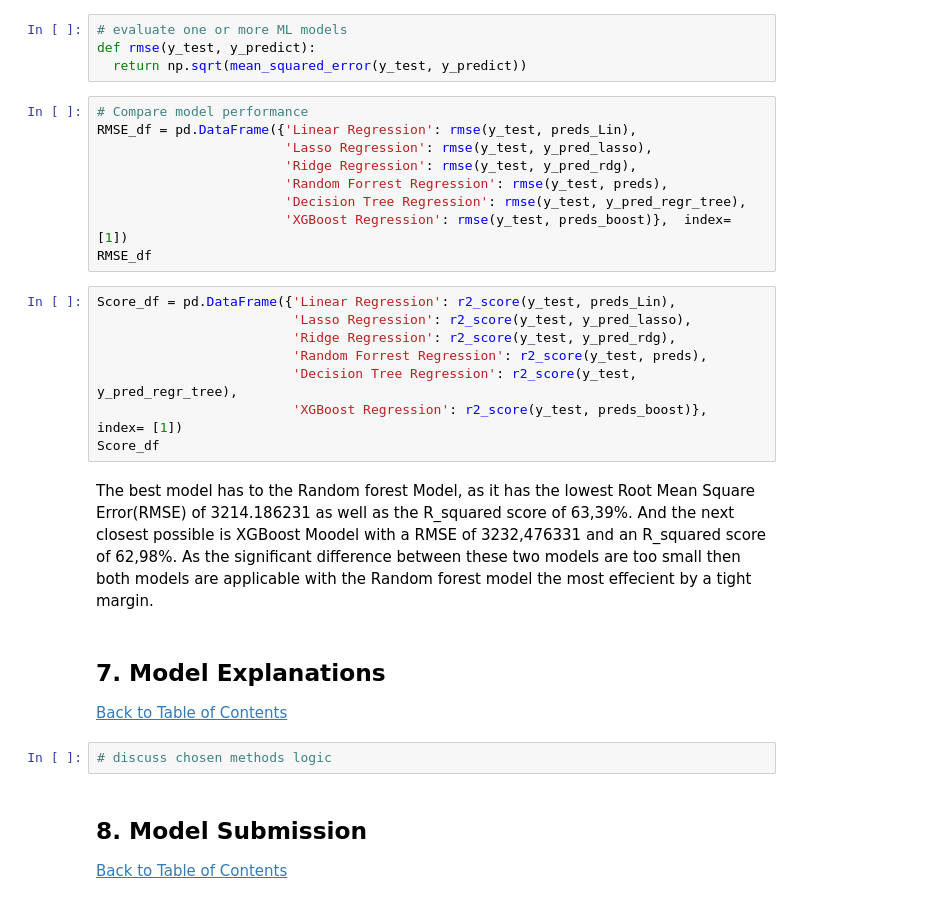
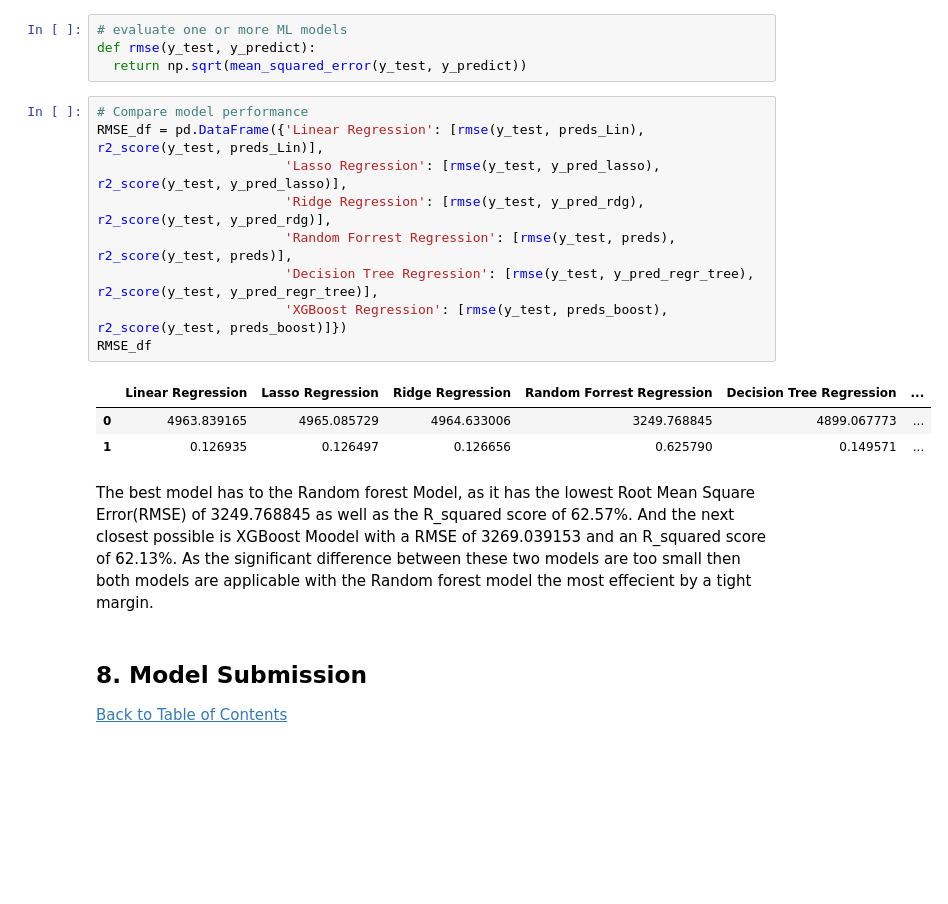
Before and after one commit to Explore-AI/load-shortfall-regression-predict-api, a Jupyter notebook: Group_13_Final_Notebook.ipynb, the cells around one changed output. Cells and saved outputs as stored; diff of their text form; blank space fills up the shorter version.

Commit message:
Minior changes on Modelling and overall structure

```diff
--- a/Group_13_Final_Notebook.ipynb
+++ b/Group_13_Final_Notebook.ipynb
@@ -589,30 +584,19 @@ def rmse(y_test, y_predict):
   return np.sqrt(mean_squared_error(y_test, y_predict))
 # %%
 # Compare model performance
-RMSE_df = pd.DataFrame({'Linear Regression': rmse(y_test, preds_Lin),
-                        'Lasso Regression': rmse(y_test, y_pred_lasso),
-                        'Ridge Regression': rmse(y_test, y_pred_rdg),
-                        'Random Forrest Regression': rmse(y_test, preds),
-                        'Decision Tree Regression': rmse(y_test, y_pred_regr_tree),
-                        'XGBoost Regression': rmse(y_test, preds_boost)},  index= [1])
+RMSE_df = pd.DataFrame({'Linear Regression': [rmse(y_test, preds_Lin), r2_score(y_test, preds_Lin)],
+                        'Lasso Regression': [rmse(y_test, y_pred_lasso), r2_score(y_test, y_pred_lasso)],
+                        'Ridge Regression': [rmse(y_test, y_pred_rdg), r2_score(y_test, y_pred_rdg)],
+                        'Random Forrest Regression': [rmse(y_test, preds), r2_score(y_test, preds)],
+                        'Decision Tree Regression': [rmse(y_test, y_pred_regr_tree), r2_score(y_test, y_pred_regr_tree)],
+                        'XGBoost Regression': [rmse(y_test, preds_boost), r2_score(y_test, preds_boost)]})
 RMSE_df
+# %% [output]
+|  | Linear Regression | Lasso Regression | Ridge Regression | Random Forrest Regression | Decision Tree Regression | ... |
+| 0 | 4963.839165 | 4965.085729 | 4964.633006 | 3249.768845 | 4899.067773 | ... |
+| 1 | 0.126935 | 0.126497 | 0.126656 | 0.625790 | 0.149571 | ... |
-# %%
-Score_df = pd.DataFrame({'Linear Regression': r2_score(y_test, preds_Lin),
-                         'Lasso Regression': r2_score(y_test, y_pred_lasso),
-                         'Ridge Regression': r2_score(y_test, y_pred_rdg),
-                         'Random Forrest Regression': r2_score(y_test, preds),
-                         'Decision Tree Regression': r2_score(y_test, y_pred_regr_tree),
-                         'XGBoost Regression': r2_score(y_test, preds_boost)},  index= [1])
-Score_df
 # %% [markdown]
-The best model has to the Random forest Model, as it has the lowest Root Mean Square Error(RMSE) of 3214.186231 as well as the R_squared score of 63,39%. And the next closest possible is XGBoost Moodel with a RMSE of 3232,476331 and an R_squared score of 62,98%. As the significant difference between these two models are too small then both models are applicable with the Random forest model the most effecient by a tight margin.
+The best model has to the Random forest Model, as it has the lowest Root Mean Square Error(RMSE) of 3249.768845 as well as the R_squared score of 62.57%. And the next closest possible is XGBoost Moodel with a RMSE of 3269.039153 and an R_squared score of 62.13%. As the significant difference between these two models are too small then both models are applicable with the Random forest model the most effecient by a tight margin.
-# %% [markdown]
-<a id="seven"></a>
-## **7. Model Explanations**
-<a class="anchor" id="1.1"></a>
-<a href=#cont>Back to Table of Contents</a>
-# %%
-# discuss chosen methods logic
 # %% [markdown]
 <a id="Eight"></a>
 ## **8. Model Submission**
```
Also changed, not shown: parts of 12 cells of this notebook.
